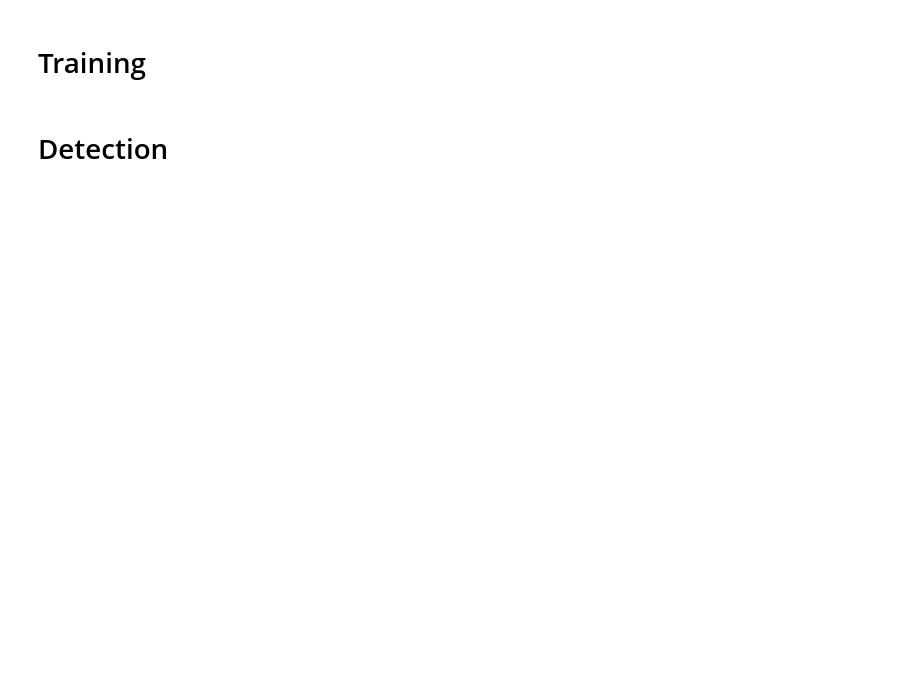
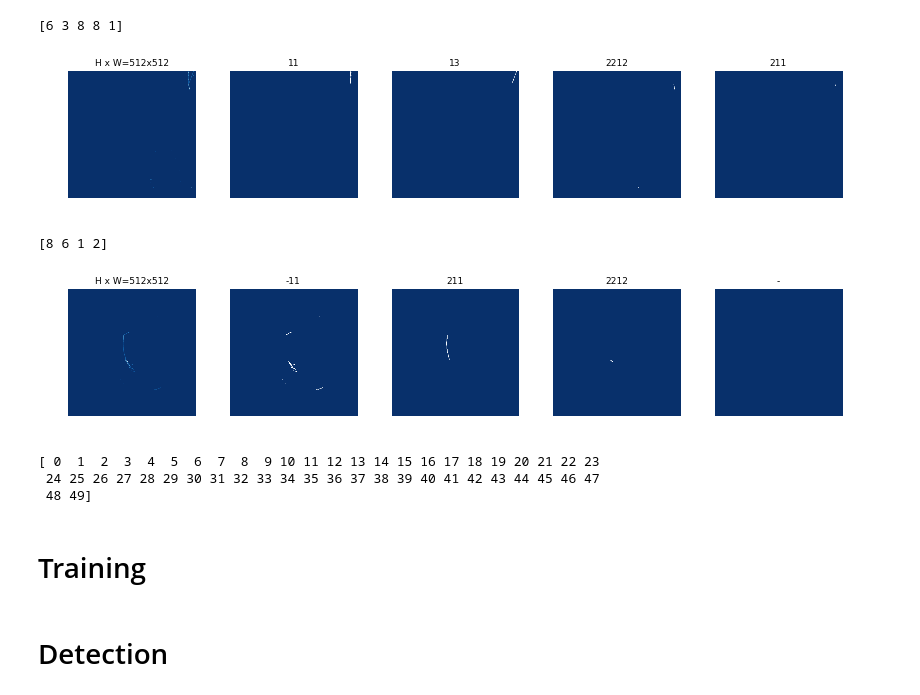
Before and after one commit to ruian1/Mask_RCNN, a Jupyter notebook: samples/shapes/MCNN_uboone.ipynb, the cells around one changed output. Cells and saved outputs as stored; diff of their text form; code cells hidden in the pictures; blank space fills up the shorter version.

```diff
--- a/samples/shapes/MCNN_uboone.ipynb
+++ b/samples/shapes/MCNN_uboone.ipynb
@@ -213,17 +136,32 @@ dataset_val.prepare()
 # %%
-image_ids = np.random.choice(dataset_train.image_ids, 4)
-image_ids=[0]
+# print dataset_train.image_ids
+image_ids = np.random.choice(dataset_train.image_ids, 2)
+# image_ids=[0,1]
+# print image_ids
 for image_id in image_ids:
     image = dataset_train.load_image(image_id)
     mask, class_ids = dataset_train.load_mask(image_id)
-    print image_id
-    print image.shape
-    print mask.shape
-    for i in xrange(mask.shape[-1]):
-        print np.sum(mask[:,:,i]),
-    print ' '
+#     print 'image_id',image_id
+#     print image.shape
+#     print set(image.flatten())
+#     print np.sum(image)
+#     print mask.shape
+#     for i in xrange(mask.shape[-1]):
+#         print np.sum(mask[:,:,i]),
+#     print ' '
     print class_ids
-    visualize.display_top_masks(image, mask, class_ids, dataset_train.class_names)
+    visualize.display_top_masks(image[:,:,0], mask, class_ids, dataset_train.class_names)
+# %% [output]
+[6 3 8 8 1]
+[figure, added]
+[8 6 1 2]
+[figure, added]
+# %%
+print dataset_train._image_ids
+# %% [output]
+[ 0  1  2  3  4  5  6  7  8  9 10 11 12 13 14 15 16 17 18 19 20 21 22 23
+ 24 25 26 27 28 29 30 31 32 33 34 35 36 37 38 39 40 41 42 43 44 45 46 47
+ 48 49]
 # %% [markdown]
 # Training
 # %%
```
Also changed, not shown: parts of 14 cells of this notebook, 1 other file.
